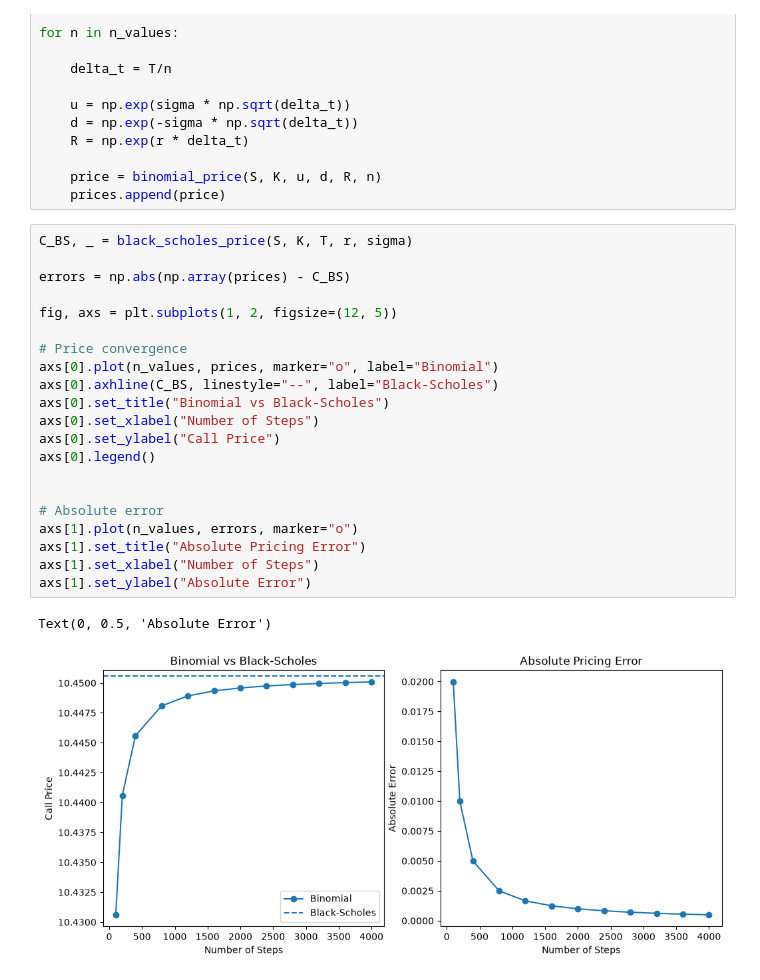
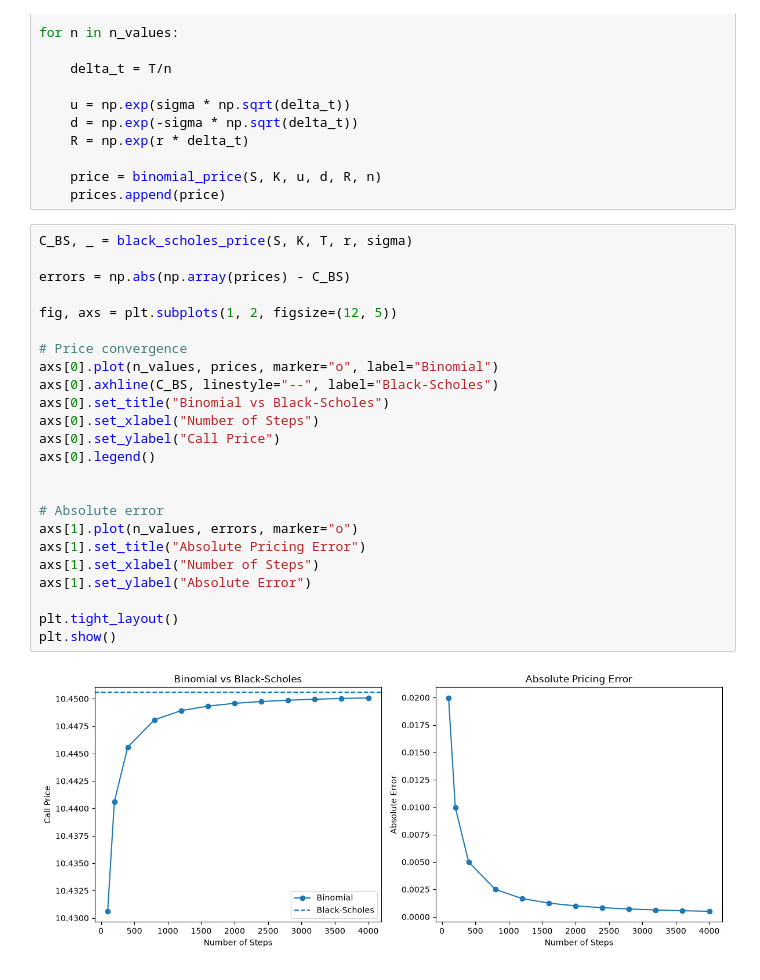
Before and after one commit to adeeb-sarfraz/delta_hedging_options_pricing, a Jupyter notebook: notebooks/3.0_black_scholes.ipynb, the cells around one changed output. Saved outputs shown, nothing was run; the diff lists cells and outputs as text.

```diff
--- a/notebooks/3.0_black_scholes.ipynb
+++ b/notebooks/3.0_black_scholes.ipynb
@@ -476,24 +558,26 @@ for n in n_values:
 # %%
 C_BS, _ = black_scholes_price(S, K, T, r, sigma)
 
 errors = np.abs(np.array(prices) - C_BS)
 
 fig, axs = plt.subplots(1, 2, figsize=(12, 5))
 
 # Price convergence
 axs[0].plot(n_values, prices, marker="o", label="Binomial")
 axs[0].axhline(C_BS, linestyle="--", label="Black-Scholes")
 axs[0].set_title("Binomial vs Black-Scholes")
 axs[0].set_xlabel("Number of Steps")
 axs[0].set_ylabel("Call Price")
 axs[0].legend()
 
 
 # Absolute error
 axs[1].plot(n_values, errors, marker="o")
 axs[1].set_title("Absolute Pricing Error")
 axs[1].set_xlabel("Number of Steps")
 axs[1].set_ylabel("Absolute Error")
+
+plt.tight_layout()
+plt.show()
 # %% [output]
-Text(0, 0.5, 'Absolute Error')
-[figure, old version]
+[figure, new version]
```
Also changed, not shown: parts of 27 cells of this notebook, 3 other files.
